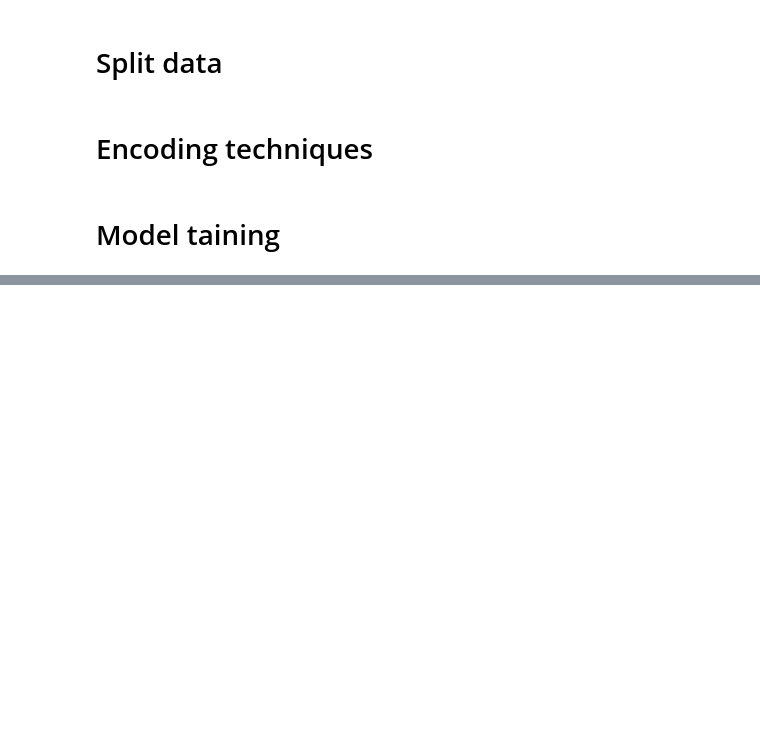
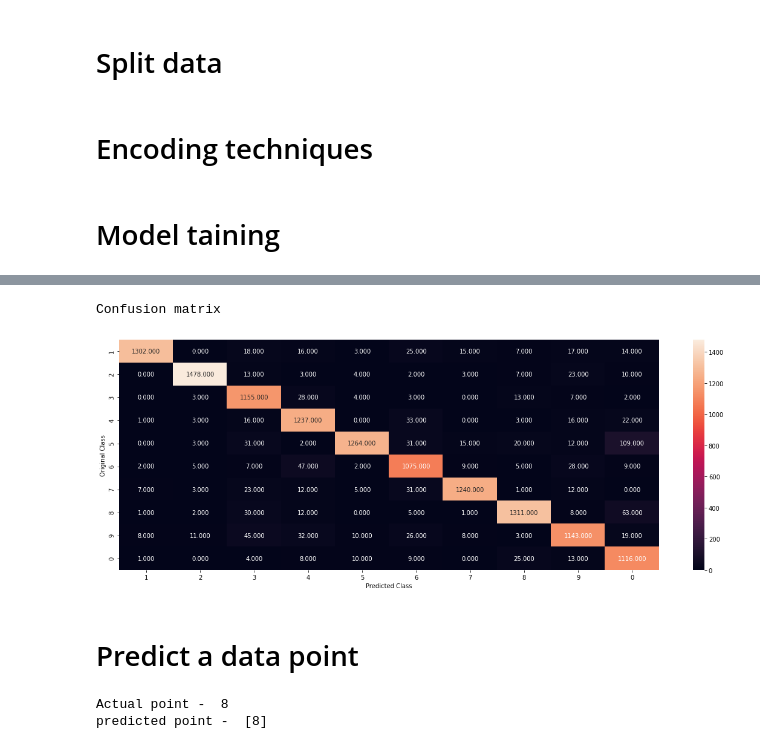
Before and after one commit to harshgupta9723/Digit-recognition, a Jupyter notebook: Digit_recognition.ipynb, the cells around one changed output, grey strips where cells are left out. Saved outputs shown, nothing was run; the diff lists cells and outputs as text; code cells hidden in the pictures; blank space fills up the shorter version.

```diff
--- a/Digit_recognition.ipynb
+++ b/Digit_recognition.ipynb
@@ -141,0 +171,29 @@ print('For values of best alpha = ', alpha[best_alpha], "The test log loss is:",
+# %%
+def plot_confusion_matrix(test_y, predict_y):
+    plot = confusion_matrix(test_y, predict_y)
+
+    labels = [1,2,3,4,5,6,7,8,9,0]
+
+    # representing A in heatmap format
+    print("Confusion matrix")
+    plt.figure(figsize=(20,7))
+    sns.heatmap(plot, annot=True, fmt=".3f", xticklabels=labels, yticklabels=labels)
+    plt.xlabel('Predicted Class')
+    plt.ylabel('Original Class')
+    plt.show()
+# %%
+plot_confusion_matrix(y_train_pred, ytrain)
+# %% [output]
+Confusion matrix
+[figure, added]
+# %% [markdown]
+# Predict a data point
+# %%
+actual_point = list(ytest)[0]
+print("Actual point - ", actual_point)
+
+predicted_point = clf.predict(xtest_normalized[0].reshape(1, -1))
+print("predicted point - ", predicted_point)
+# %% [output]
+Actual point -  8
+predicted point -  [8]
```
Also changed, not shown: parts of 8 cells of this notebook.
